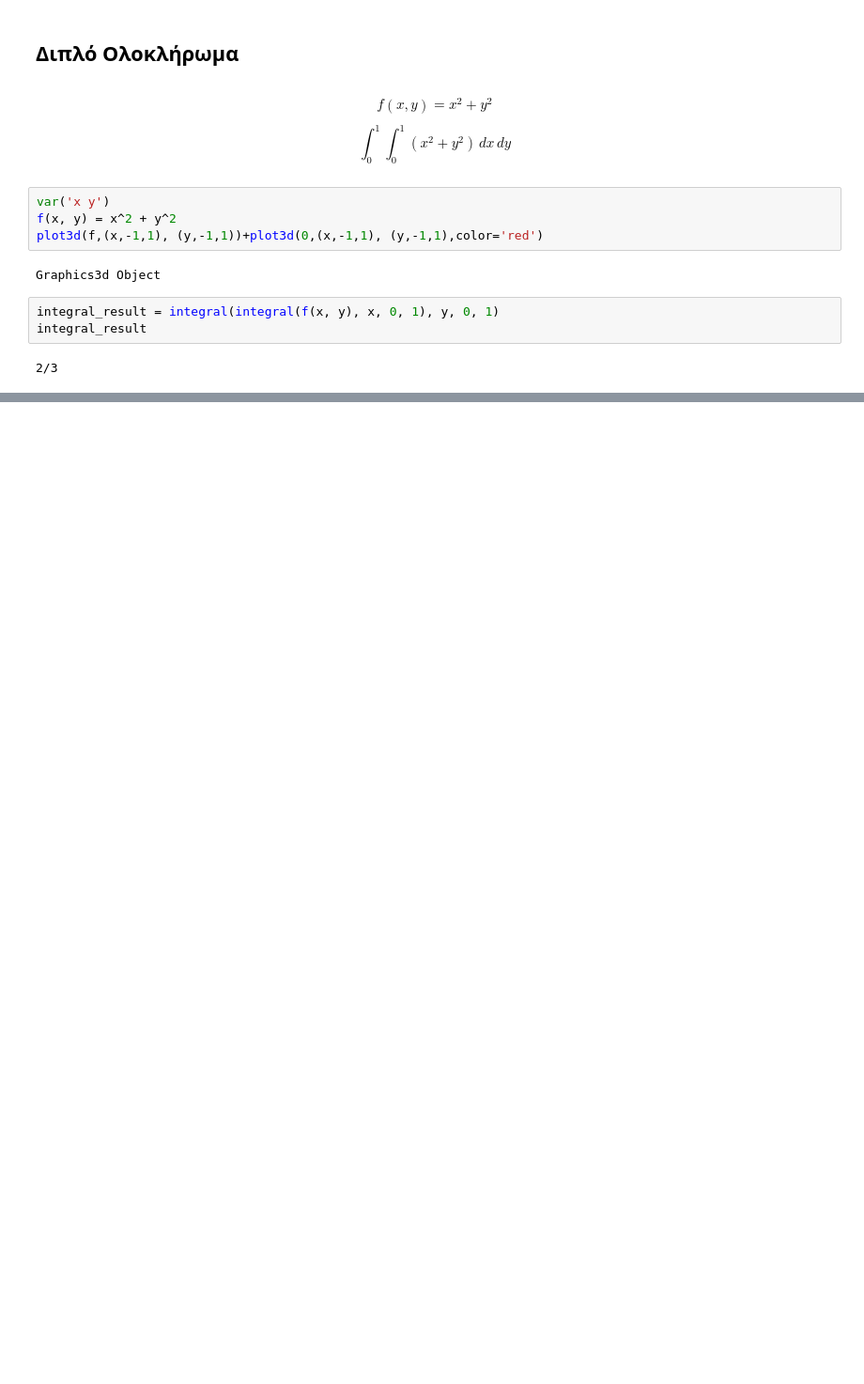
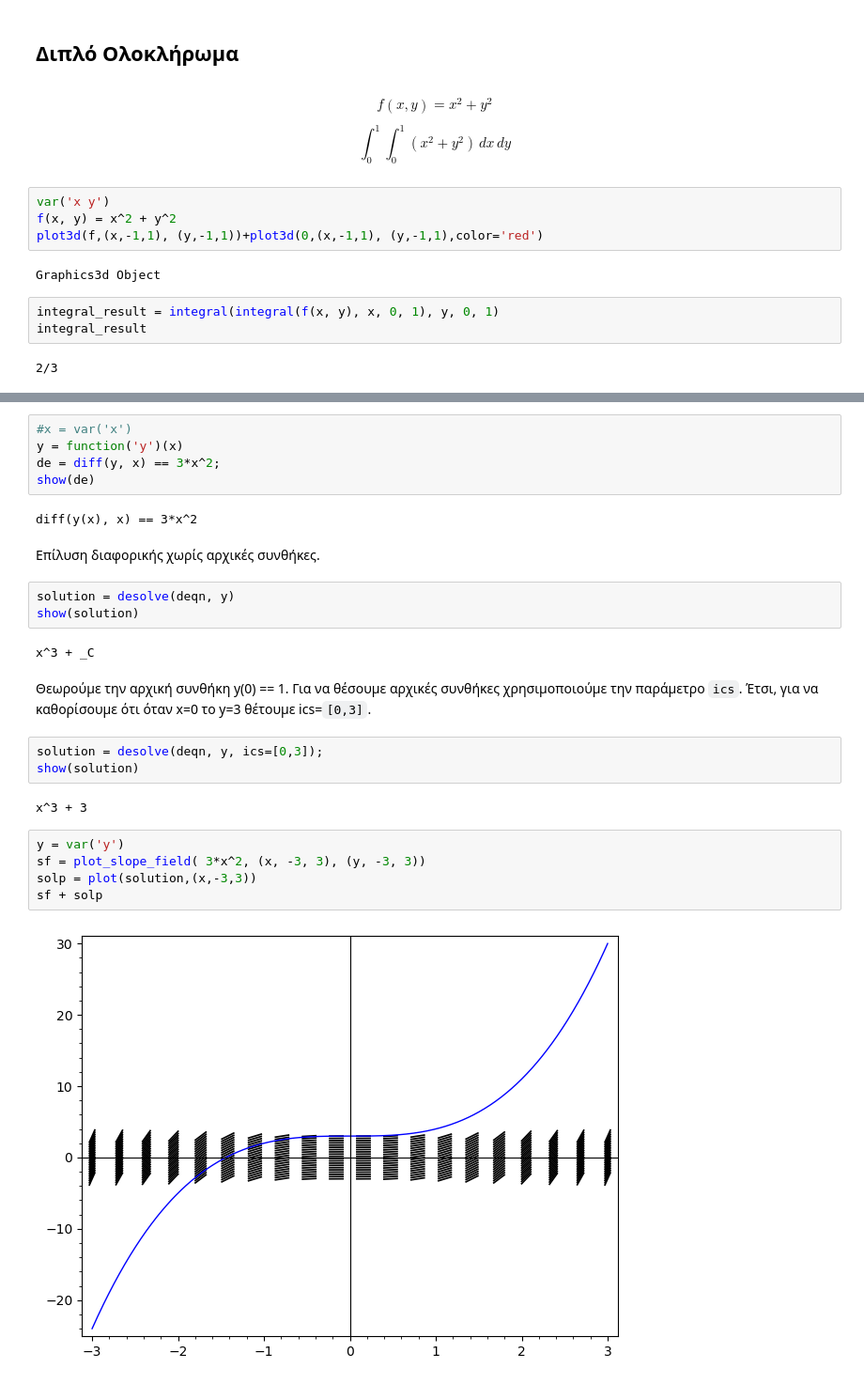
Before and after one commit to akontog/sagemath, a Jupyter notebook: notebooks/03. Λογισμός.ipynb, the cells around one changed output, grey strips where cells are left out. Shown at 94% size. Drawn from its saved outputs; the diff is of its cells as text; blank space fills up the shorter version.

```diff
--- a/notebooks/03. Λογισμός.ipynb
+++ b/notebooks/03. Λογισμός.ipynb
@@ -472,0 +536,28 @@ integral_result
+# %%
+#x = var('x')
+y = function('y')(x)
+de = diff(y, x) == 3*x^2;
+show(de)
+# %% [output]
+diff(y(x), x) == 3*x^2
+# %% [markdown]
+Επίλυση διαφορικής χωρίς αρχικές συνθήκες.
+# %%
+solution = desolve(deqn, y)
+show(solution)
+# %% [output]
+x^3 + _C
+# %% [markdown]
+Θεωρούμε την αρχική συνθήκη y(0) == 1. Για να θέσουμε αρχικές συνθήκες χρησιμοποιούμε την παράμετρο `ics`. Έτσι, για να καθορίσουμε ότι όταν x=0 το y=3 θέτουμε ics=`[0,3]`.
+# %%
+solution = desolve(deqn, y, ics=[0,3]);
+show(solution)
+# %% [output]
+x^3 + 3
+# %%
+y = var('y')
+sf = plot_slope_field( 3*x^2, (x, -3, 3), (y, -3, 3))
+solp = plot(solution,(x,-3,3))
+sf + solp
+# %% [output]
+[figure, added]
```
Also changed, not shown: parts of 18 cells of this notebook.
